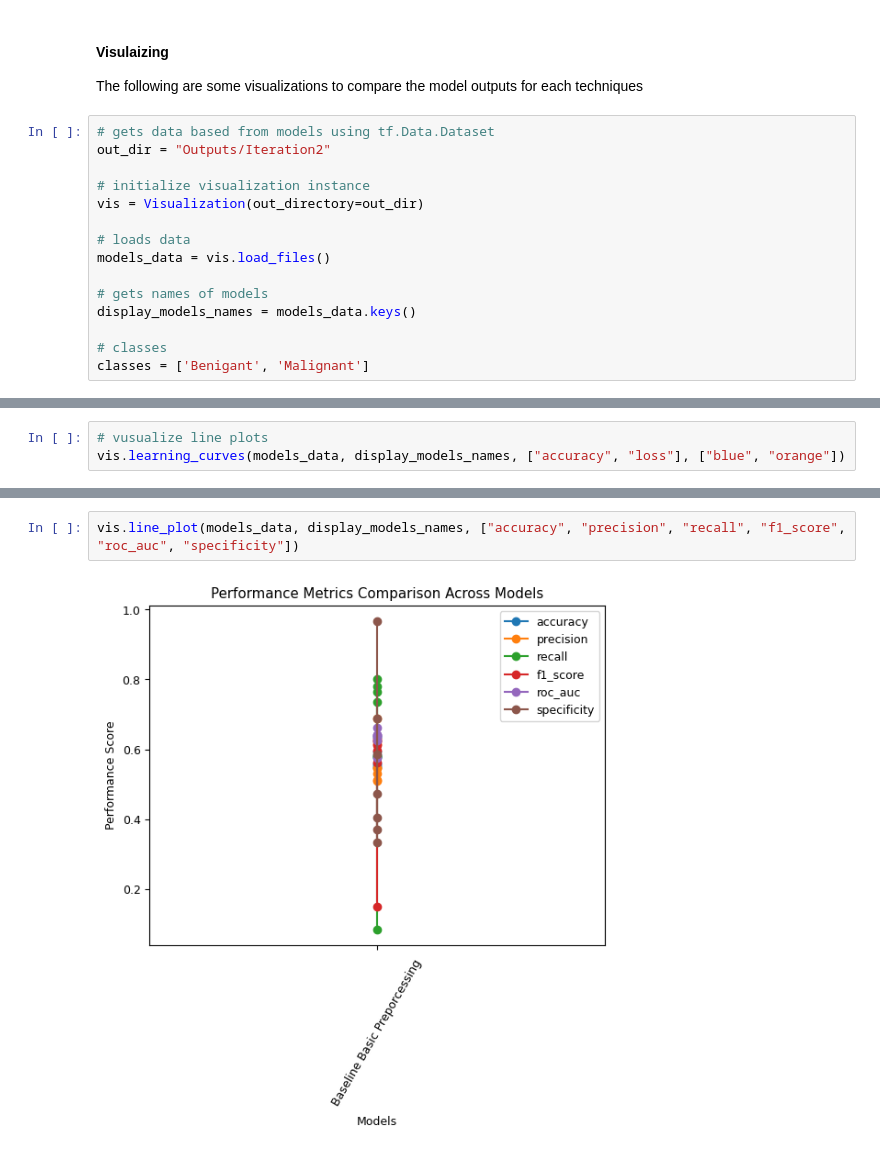
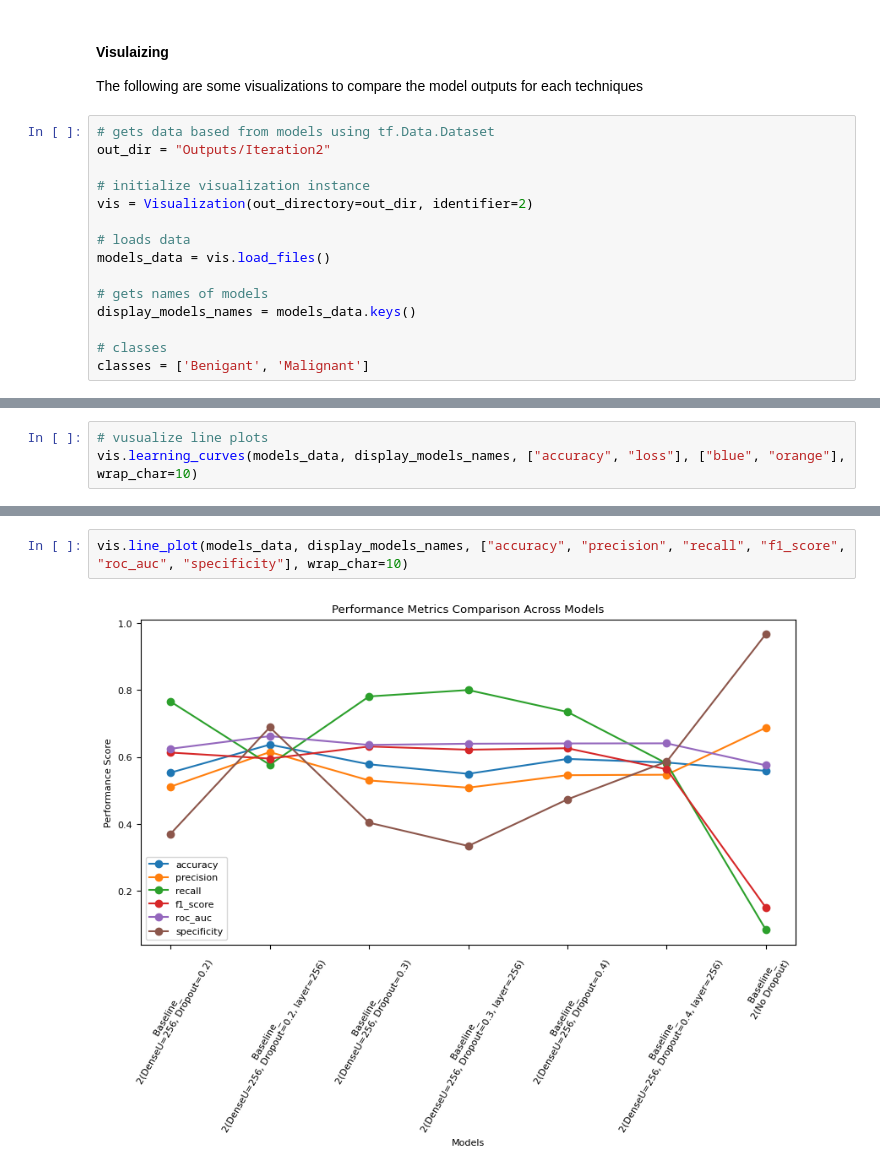
Before and after one commit to mayramtv/cnn-for-mammograms, a Jupyter notebook: P2_2_Iteration.ipynb, the cells around one changed output, grey strips where cells are left out. Cells and saved outputs as stored; diff of their text form.

```diff
--- a/P2_2_Iteration.ipynb
+++ b/P2_2_Iteration.ipynb
@@ -153,7 +167,7 @@ The following are some visualizations to compare the model outputs for each tech
 out_dir = "Outputs/Iteration2"
 
 # initialize visualization instance
-vis = Visualization(out_directory=out_dir)
+vis = Visualization(out_directory=out_dir, identifier=2)
 
 # loads data
 models_data = vis.load_files()
@@ -171,4 +185,4 @@ vis.confusion_matrices(models_data, models_data.keys(), classes=classes)
 # %%
 # vusualize line plots
-vis.learning_curves(models_data, display_models_names, ["accuracy", "loss"], ["blue", "orange"])
+vis.learning_curves(models_data, display_models_names, ["accuracy", "loss"], ["blue", "orange"], wrap_char=10)
 # %% [output]
@@ -176,5 +190,5 @@ vis.learning_curves(models_data, display_models_names, ["accuracy", "loss"], ["b
 # %%
-vis.line_plot(models_data, display_models_names, ["accuracy", "precision", "recall", "f1_score", "roc_auc", "specificity"])
+vis.line_plot(models_data, display_models_names, ["accuracy", "precision", "recall", "f1_score", "roc_auc", "specificity"], wrap_char=10)
 # %% [output]
-[figure, old version]
+[figure, new version]
 # %%
```
Also changed, not shown: parts of 23 cells of this notebook, 20 other files.
